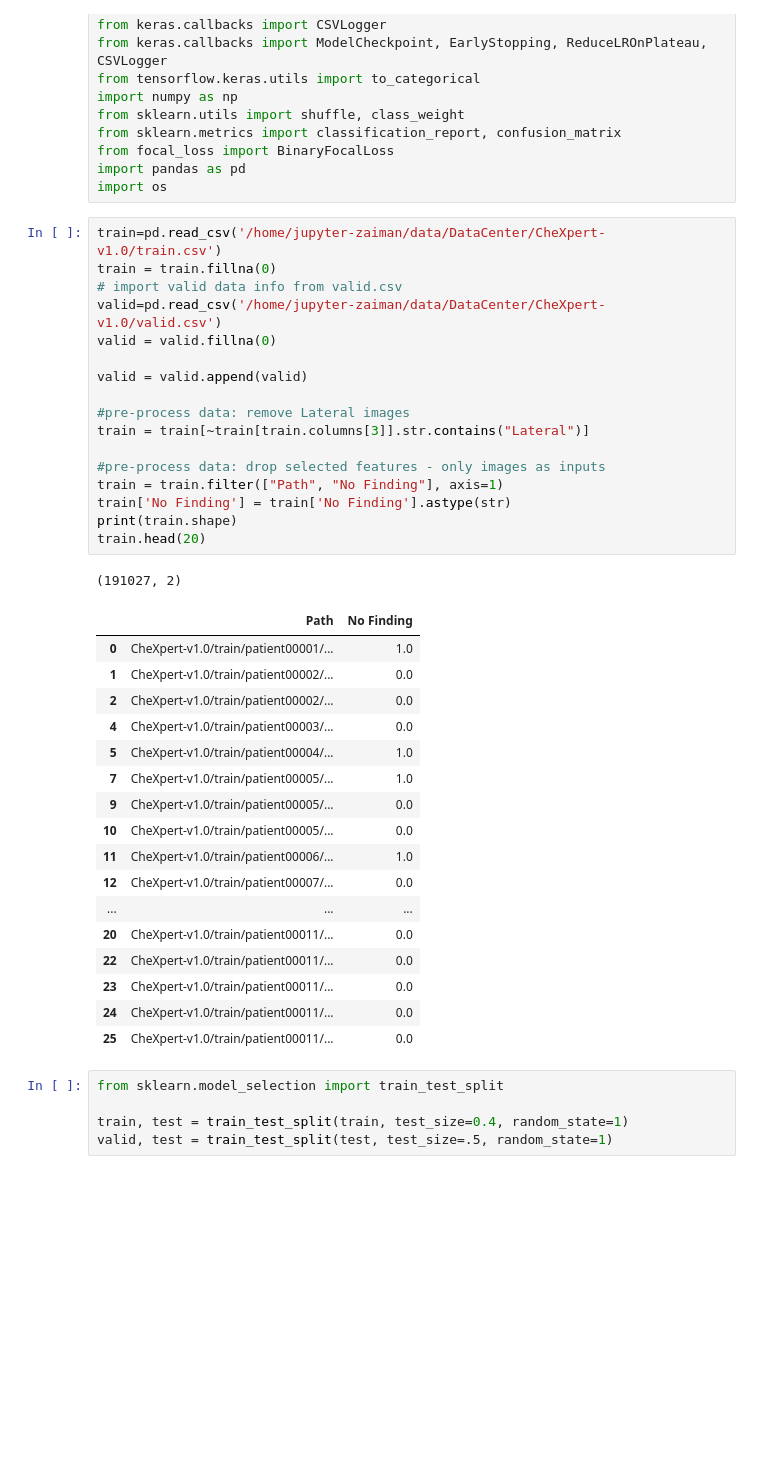
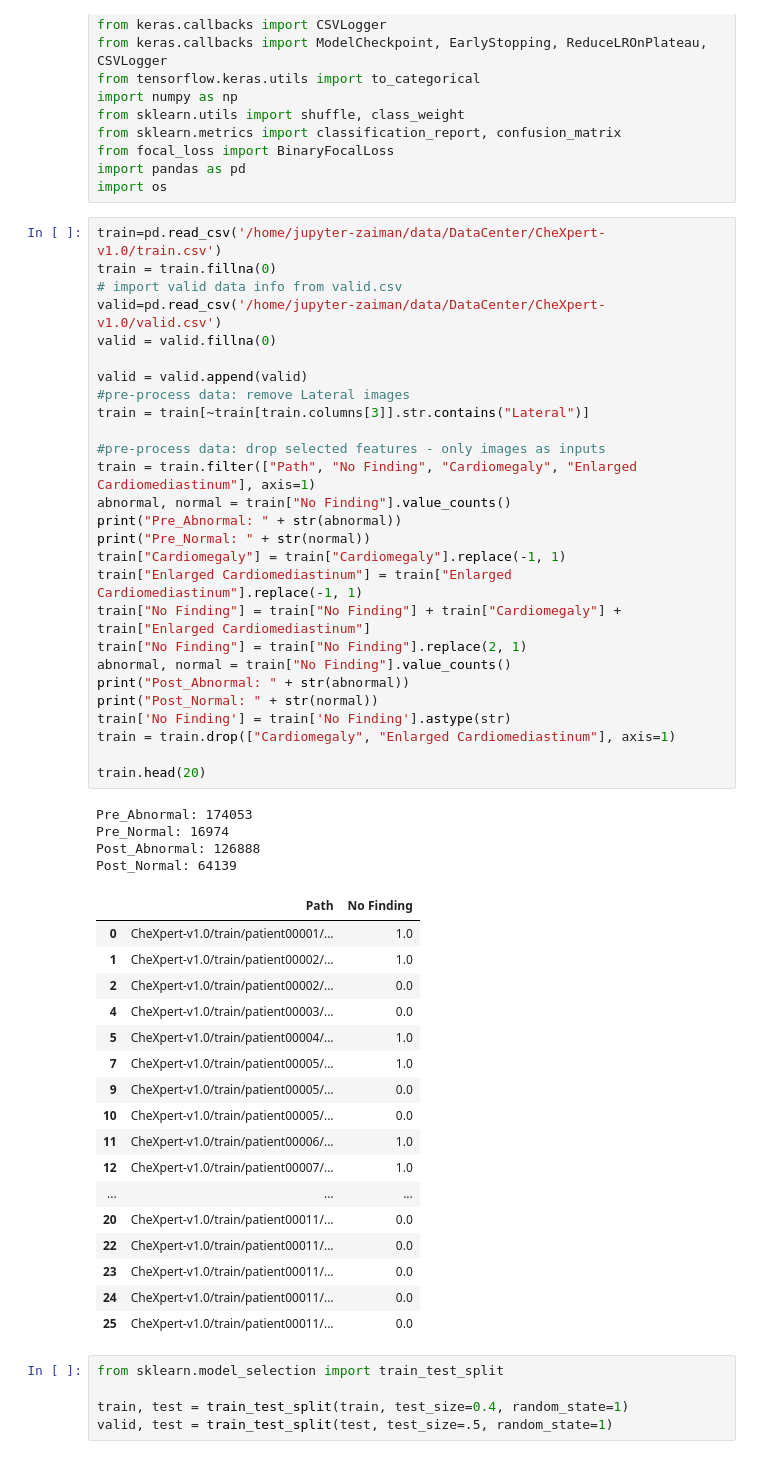
Before and after one commit to zmz223/COVID-19-Classification, a Jupyter notebook: EfficientNetB5 for COVID-19 using Noisy Student-Copy1.ipynb, the cells around one changed output. Cells and saved outputs as stored; diff of their text form; blank space fills up the shorter version.

Commit message:
Updated focal loss params and saturated Normal class with cardiomegaly and enlarged cardiomastinum images to try and fix class imbalances

```diff
--- a/EfficientNetB5 for COVID-19 using Noisy Student.ipynb
+++ b/EfficientNetB5 for COVID-19 using Noisy Student-Copy1.ipynb
@@ -21,25 +21,38 @@ import os
 # %%
 train=pd.read_csv('/home/jupyter-zaiman/data/DataCenter/CheXpert-v1.0/train.csv')
 train = train.fillna(0)
 # import valid data info from valid.csv
 valid=pd.read_csv('/home/jupyter-zaiman/data/DataCenter/CheXpert-v1.0/valid.csv')
 valid = valid.fillna(0)
 
 valid = valid.append(valid)
-
 #pre-process data: remove Lateral images
 train = train[~train[train.columns[3]].str.contains("Lateral")]
 
 #pre-process data: drop selected features - only images as inputs
-train = train.filter(["Path", "No Finding"], axis=1)
+train = train.filter(["Path", "No Finding", "Cardiomegaly", "Enlarged Cardiomediastinum"], axis=1)
+abnormal, normal = train["No Finding"].value_counts()
+print("Pre_Abnormal: " + str(abnormal))
+print("Pre_Normal: " + str(normal))
+train["Cardiomegaly"] = train["Cardiomegaly"].replace(-1, 1)
+train["Enlarged Cardiomediastinum"] = train["Enlarged Cardiomediastinum"].replace(-1, 1)
+train["No Finding"] = train["No Finding"] + train["Cardiomegaly"] + train["Enlarged Cardiomediastinum"]
+train["No Finding"] = train["No Finding"].replace(2, 1)
+abnormal, normal = train["No Finding"].value_counts()
+print("Post_Abnormal: " + str(abnormal))
+print("Post_Normal: " + str(normal))
 train['No Finding'] = train['No Finding'].astype(str)
-print(train.shape)
+train = train.drop(["Cardiomegaly", "Enlarged Cardiomediastinum"], axis=1)
+
 train.head(20)
 # %% [output]
-(191027, 2)
+Pre_Abnormal: 174053
+Pre_Normal: 16974
+Post_Abnormal: 126888
+Post_Normal: 64139
 |  | Path | No Finding |
 | 0 | CheXpert-v1.0/train/patient00001/... | 1.0 |
-| 1 | CheXpert-v1.0/train/patient00002/... | 0.0 |
+| 1 | CheXpert-v1.0/train/patient00002/... | 1.0 |
 | 2 | CheXpert-v1.0/train/patient00002/... | 0.0 |
 | 4 | CheXpert-v1.0/train/patient00003/... | 0.0 |
 | 5 | CheXpert-v1.0/train/patient00004/... | 1.0 |
@@ -47,7 +60,7 @@ train.head(20)
 | 9 | CheXpert-v1.0/train/patient00005/... | 0.0 |
 | 10 | CheXpert-v1.0/train/patient00005/... | 0.0 |
 | 11 | CheXpert-v1.0/train/patient00006/... | 1.0 |
-| 12 | CheXpert-v1.0/train/patient00007/... | 0.0 |
+| 12 | CheXpert-v1.0/train/patient00007/... | 1.0 |
 | ... | ... | ... |
 | 20 | CheXpert-v1.0/train/patient00011/... | 0.0 |
 | 22 | CheXpert-v1.0/train/patient00011/... | 0.0 |
```
Also changed, not shown: parts of 6 cells of this notebook.
